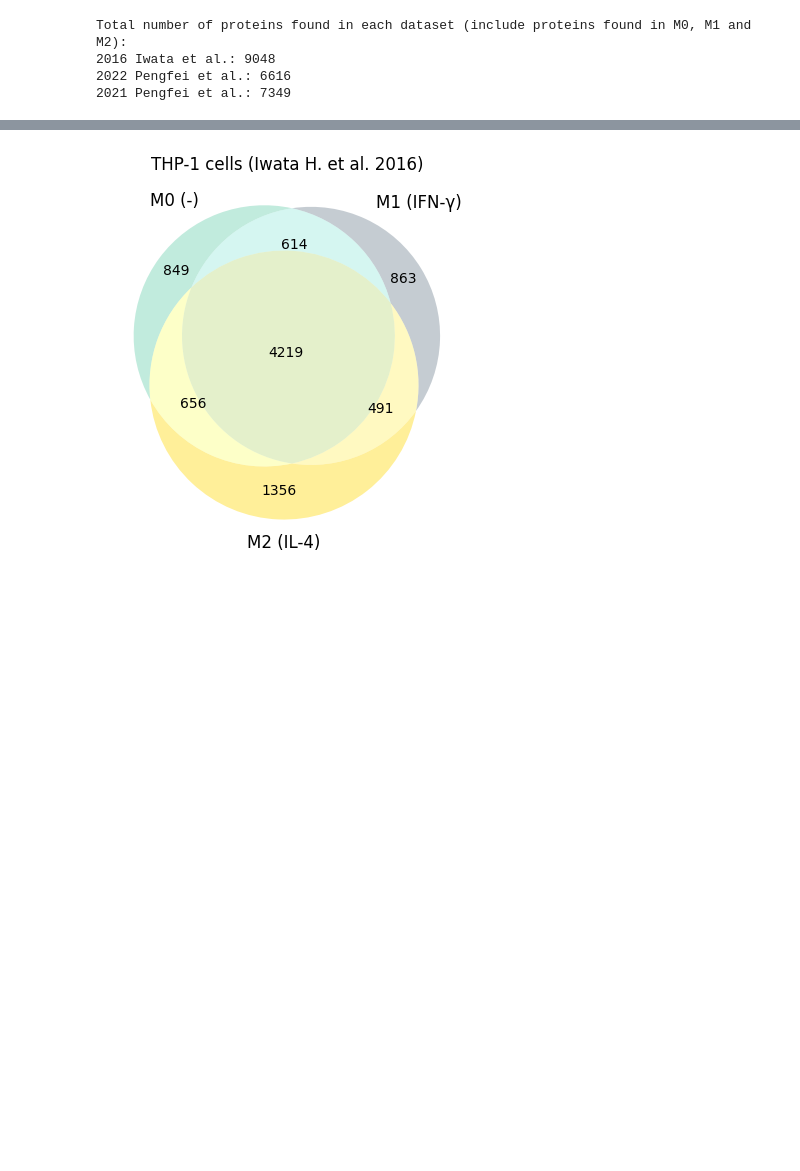
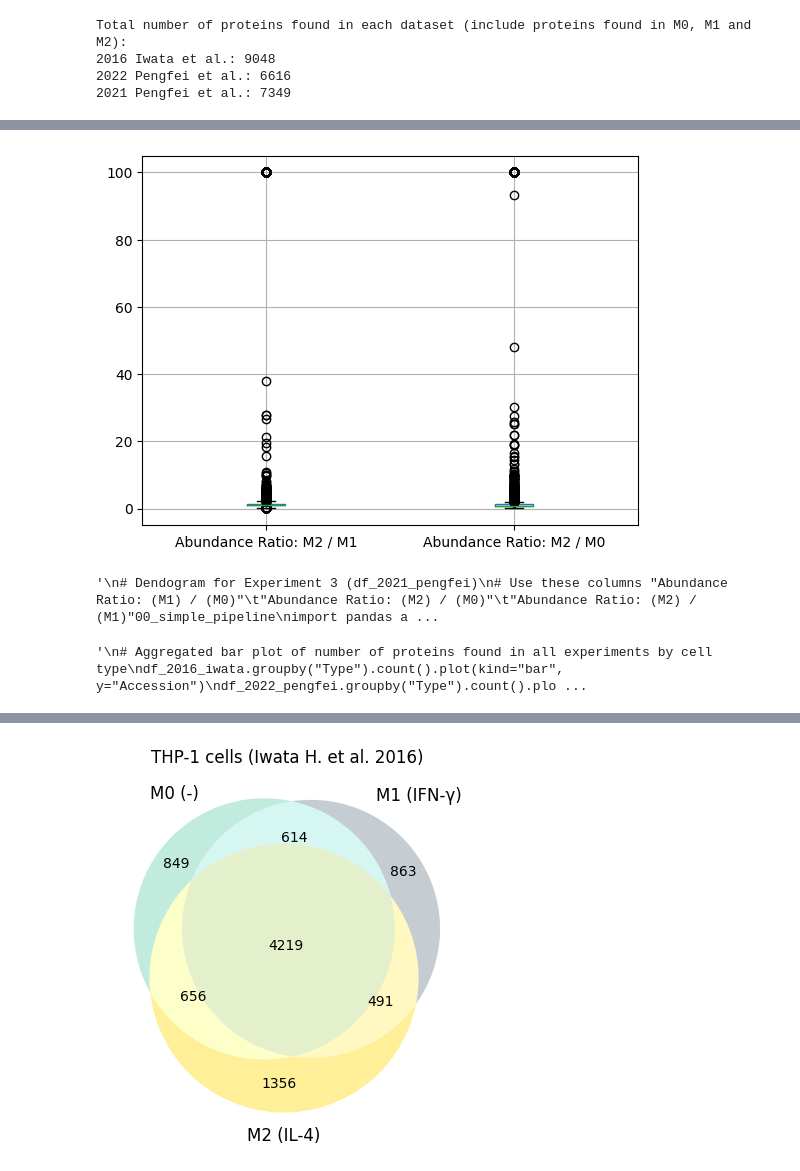
Before and after one commit to powwowath/pyMSpro, a Jupyter notebook: 00_workflow_META-ANALYSIS.ipynb, the cells around one changed output, grey strips where cells are left out. Cells and saved outputs as stored; diff of their text form; code cells hidden in the pictures; blank space fills up the shorter version.

```diff
--- a/00_workflow_META-ANALYSIS.ipynb
+++ b/00_workflow_META-ANALYSIS.ipynb
@@ -223,0 +308,64 @@ Total number of proteins found in each dataset (include proteins found in M0, M1
+# %%
+# Abundance ratios (Experiment 2)
+df_2022_pengfei.boxplot(column=["Abundance Ratio: M2 / M1", "Abundance Ratio: M2 / M0"])
+plt.show()
+# %% [output]
+[figure, added]
+# %%
+"""
+# Dendogram for Experiment 3 (df_2021_pengfei)
+# Use these columns "Abundance Ratio: (M1) / (M0)"	"Abundance Ratio: (M2) / (M0)"	"Abundance Ratio: (M2) / (M1)"00_simple_pipeline
+import pandas as pd
+import seaborn as sns
+import matplotlib.pyplot as plt
+from scipy.cluster.hierarchy import linkage, dendrogram
+from scipy.spatial.distance import pdist
+from sklearn.preprocessing import StandardScaler
+
+# Select the columns of interest
+columns_of_interest = ["Abundance Ratio: (M1) / (M0)", "Abundance Ratio: (M2) / (M0)", "Abundance Ratio: (M2) / (M1)"]
+data = df_2021_pengfei[columns_of_interest]
+
+data
+# check for missing values
+print(data.isnull().sum())
+
+# replace missign values with 0
+data = data.fillna(0)
+
+print(data.isnull().sum())
+
+
+# Standardize the data
+scaler = StandardScaler()
+data_scaled = scaler.fit_transform(data)
+
+# Compute linkage matrix for clustering
+linkage_matrix = linkage(pdist(data_scaled), method='ward')
+
+# Plot the dendrogram
+plt.figure(figsize=(10, 7))
+dendrogram(linkage_matrix, labels=data.index, leaf_rotation=90)
+plt.title("Dendrogram")
+plt.xlabel("Samples")
+plt.ylabel("Distance")
+plt.show()
+
+# Plot the heatmap with dendrogram ordering
+sns.clustermap(data_scaled, row_linkage=linkage_matrix, col_cluster=False, cmap="viridis", figsize=(10, 8))
+plt.title("Heatmap with Dendrogram Ordering")
+plt.show()
+"""
+# %% [output]
+'\n# Dendogram for Experiment 3 (df_2021_pengfei)\n# Use these columns "Abundance Ratio: (M1) / (M0)"\t"Abundance Ratio: (M2) / (M0)"\t"Abundance Ratio: (M2) / (M1)"00_simple_pipeline\nimport pandas a ...
+# %%
+"""
+# Aggregated bar plot of number of proteins found in all experiments by cell type
+df_2016_iwata.groupby("Type").count().plot(kind="bar", y="Accession")
+df_2022_pengfei.groupby("Type").count().plot(kind="bar", y="Accession")
+df_2021_pengfei.groupby("Type").count().plot(kind="bar", y="Accession")
+
+plt.show()
+"""
+# %% [output]
+'\n# Aggregated bar plot of number of proteins found in all experiments by cell type\ndf_2016_iwata.groupby("Type").count().plot(kind="bar", y="Accession")\ndf_2022_pengfei.groupby("Type").count().plo ...
```
Also changed, not shown: parts of 26 cells of this notebook.
